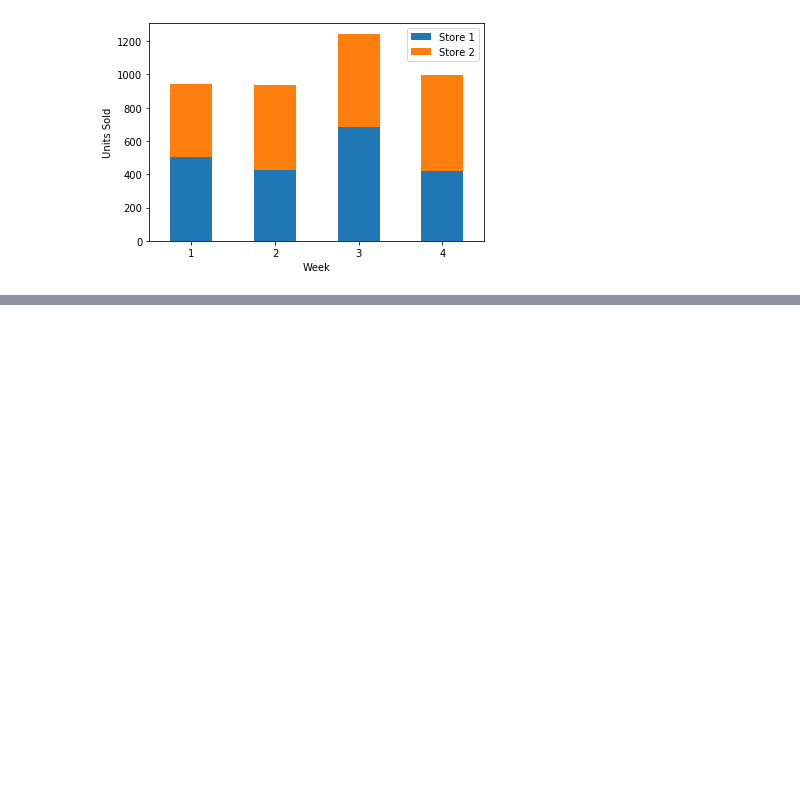
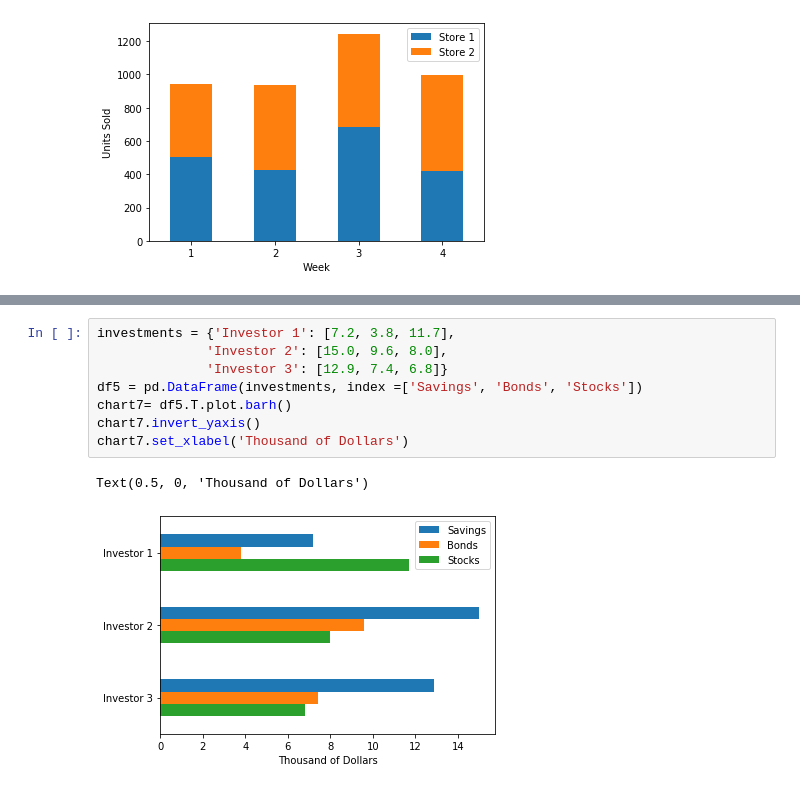
Before and after one commit to paulaonea/python-humongous-book-of-statistics, a Jupyter notebook: Chapter 1 - Displaying Descriptive Statistics.ipynb, the cells around one changed output, grey strips where cells are left out. Drawn from its saved outputs; the diff is of its cells as text; blank space fills up the shorter version.

```diff
--- a/Chapter 1 - Displaying Descriptive Statistics.ipynb
+++ b/Chapter 1 - Displaying Descriptive Statistics.ipynb
@@ -232,0 +242,11 @@ Text(0, 0.5, 'Units Sold')
+# %%
+investments = {'Investor 1': [7.2, 3.8, 11.7],
+              'Investor 2': [15.0, 9.6, 8.0],
+              'Investor 3': [12.9, 7.4, 6.8]}
+df5 = pd.DataFrame(investments, index =['Savings', 'Bonds', 'Stocks'])
+chart7= df5.T.plot.barh()
+chart7.invert_yaxis()
+chart7.set_xlabel('Thousand of Dollars')
+# %% [output]
+Text(0.5, 0, 'Thousand of Dollars')
+[figure, added]
```
Also changed, not shown: parts of 1 cell of this notebook.
